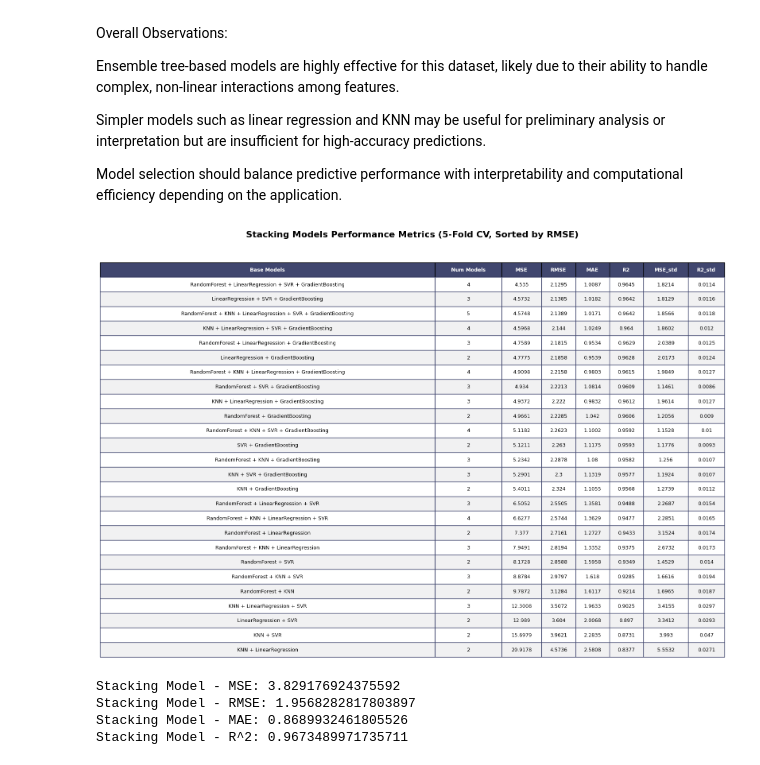
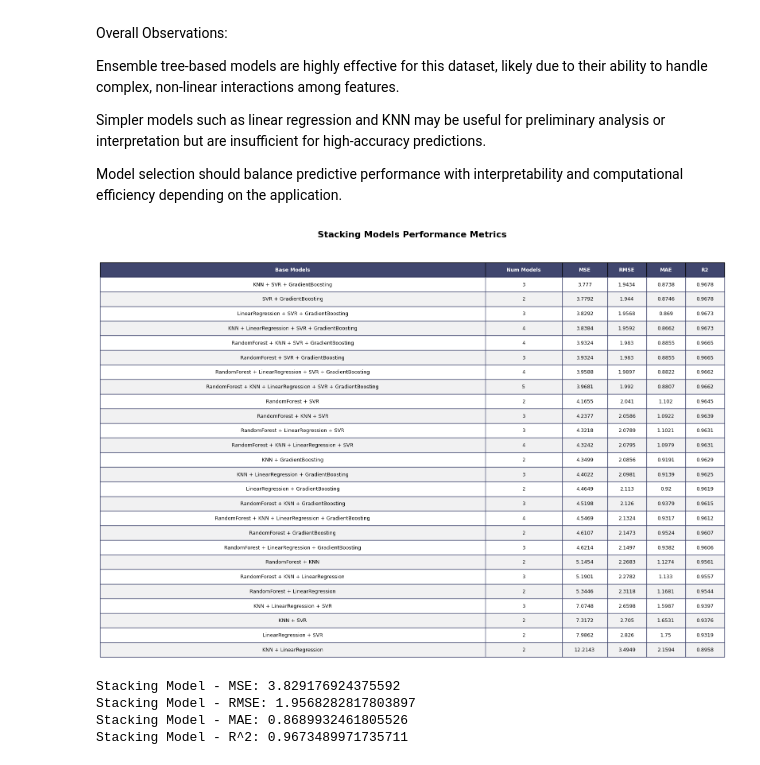
Before and after one commit to OppenTona/Predict-WQI, a Jupyter notebook: 2560895_ToanNguyenThe_WQI_Predict_Version18_raw_input.ipynb, the cells around one changed output. Drawn from its saved outputs; the diff is of its cells as text; code cells hidden in the pictures.

```diff
--- a/2560895_ToanNguyenThe_WQI_Predict_Version18_raw_input.ipynb
+++ b/2560895_ToanNguyenThe_WQI_Predict_Version18_raw_input.ipynb
@@ -1366,9 +1366,6 @@ Simpler models such as linear regression and KNN may be useful for preliminary a
 
 Model selection should balance predictive performance with interpretability and computational efficiency depending on the application.
 # %%
-# ==============================
-# Base models & meta model
-# ==============================
 optimized_models = {
     'RandomForest': rf_model,
     'KNN': knn_model,
@@ -1376,46 +1373,28 @@ optimized_models = {
     'SVR': svr_model,
     'GradientBoosting': gb_model
 }
+
 meta_model = LinearRegression()
-
 results = []
 model_names = list(optimized_models.keys())
-kf = KFold(n_splits=5, shuffle=True, random_state=42)
-
-# ==============================
-# Try all stacking combinations with K-Fold
-# ==============================
-best_rmse = np.inf
-best_stacking_model = None
 
 for r in range(2, len(model_names) + 1):
     for combo in itertools.combinations(model_names, r):
         estimators = [(name.lower(), optimized_models[name]) for name in combo]
+
         stacking = StackingRegressor(
             estimators=estimators,
             final_estimator=meta_model,
             n_jobs=-1
         )
 
-        # K-Fold Cross-Validation
-        cv_results = cross_validate(
-            stacking,
-            X, y,
-            cv=kf,
-            scoring={
-                'mse': 'neg_mean_squared_error',
-                'mae': 'neg_mean_absolute_error',
-                'r2': 'r2'
-            },
-            return_train_score=False
-        )
+        stacking.fit(X_train, y_train)
+        preds = stacking.predict(X_test)
 
-        mse = -cv_results['test_mse'].mean()
+        mse = mean_squared_error(y_test, preds)
         rmse = np.sqrt(mse)
-        mae = -cv_results['test_mae'].mean()
-        r2 = cv_results['test_r2'].mean()
-        mse_std = cv_results['test_mse'].std()
-        r2_std = cv_results['test_r2'].std()
+        mae = mean_absolute_error(y_test, preds)
+        r2 = r2_score(y_test, preds)
 
         results.append({
             'Base Models': " + ".join(combo),
@@ -1423,63 +1402,40 @@ for r in range(2, len(model_names) + 1):
             'MSE': mse,
             'RMSE': rmse,
             'MAE': mae,
-            'R2': r2,
-            'MSE_std': mse_std,
-            'R2_std': r2_std
+            'R2': r2
         })
 
-        # Update the best stacking model
-        if rmse < best_rmse:
-            best_rmse = rmse
-            best_stacking_model = stacking
+results_df = pd.DataFrame(results).sort_values(by='RMSE')
 
-# ==============================
-# Convert results to DataFrame & sort by RMSE
-# ==============================
-results_df = pd.DataFrame(results)
-results_df.sort_values(by='RMSE', inplace=True)
-results_df.reset_index(drop=True, inplace=True)
-
-# ==============================
-# Fit the best stacking model on the full dataset
-# ==============================
-stacking_model = best_stacking_model
-stacking_model.fit(X, y)
-
-# ==============================
-# Display a nicely formatted results table
-# ==============================
 fig, ax = plt.subplots(figsize=(16, len(results_df) * 0.35 + 2))
 ax.axis('off')
 
 tbl = ax.table(
     cellText=results_df.round(4).values,
     colLabels=results_df.columns,
     cellLoc='center',
     loc='center',
     bbox=[0, 0, 1, 0.95]
 )
 
 tbl.auto_set_font_size(False)
 tbl.set_fontsize(9)
 tbl.auto_set_column_width(col=list(range(len(results_df.columns))))
 
 for (i, j), cell in tbl.get_celld().items():
     cell.set_height(0.06)
     if i == 0:
         cell.set_facecolor('#40466e')
         cell.set_text_props(weight='bold', color='w')
     else:
         cell.set_facecolor('#f1f1f2' if i % 2 == 0 else 'white')
         cell.set_edgecolor('#40466e')
 
-fig.suptitle("Stacking Models Performance Metrics (5-Fold CV, Sorted by RMSE)",
-             fontsize=16, weight='bold', y=0.98)
-
+fig.suptitle("Stacking Models Performance Metrics", fontsize=16, weight='bold', y=0.98)
 plt.tight_layout()
 plt.show()
 # %% [output]
-[figure, old version]
+[figure, new version]
 # %%
 # Optimized base models
 optimized_models = {
```
Also changed, not shown: parts of 4 cells of this notebook, 18 other files.
